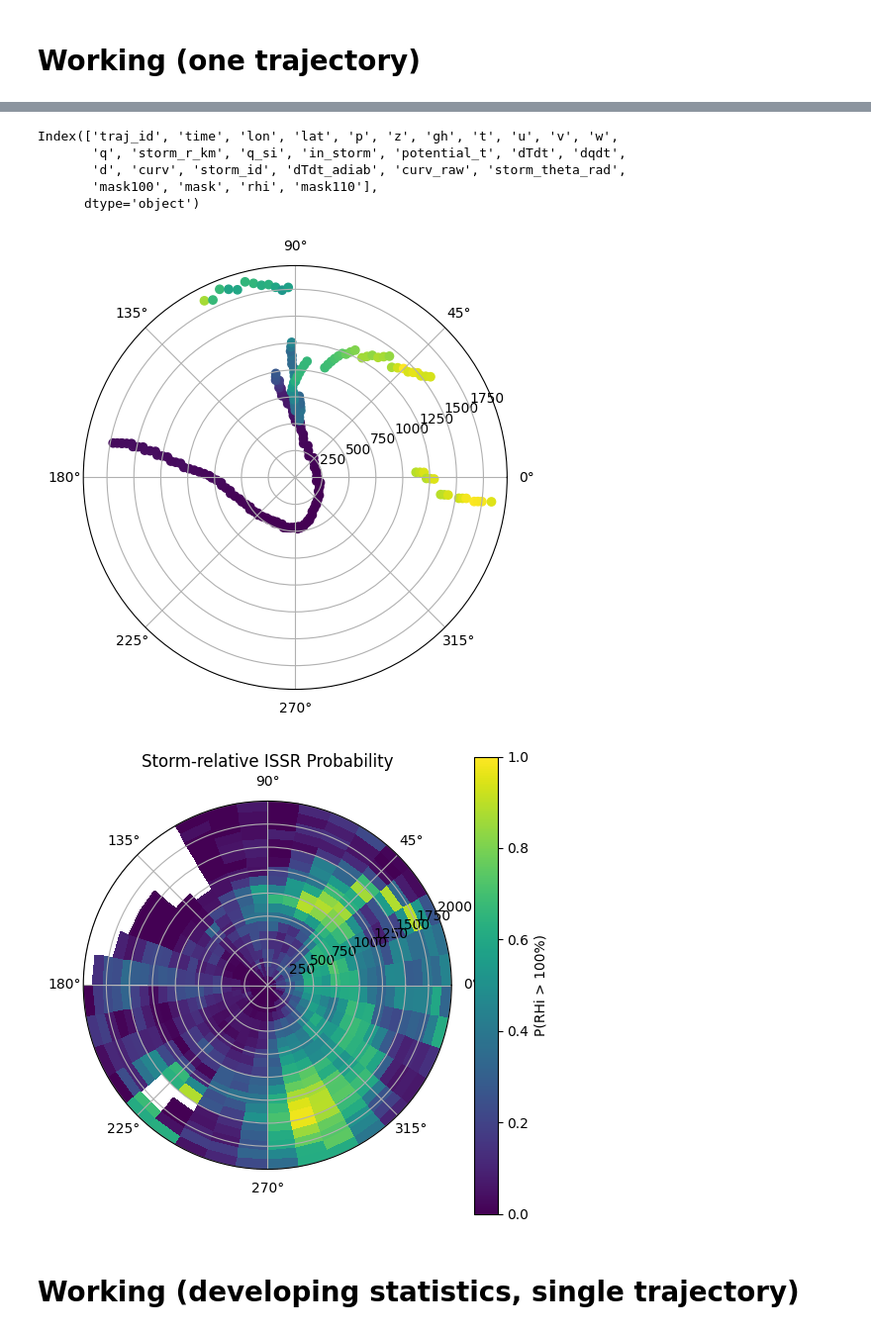
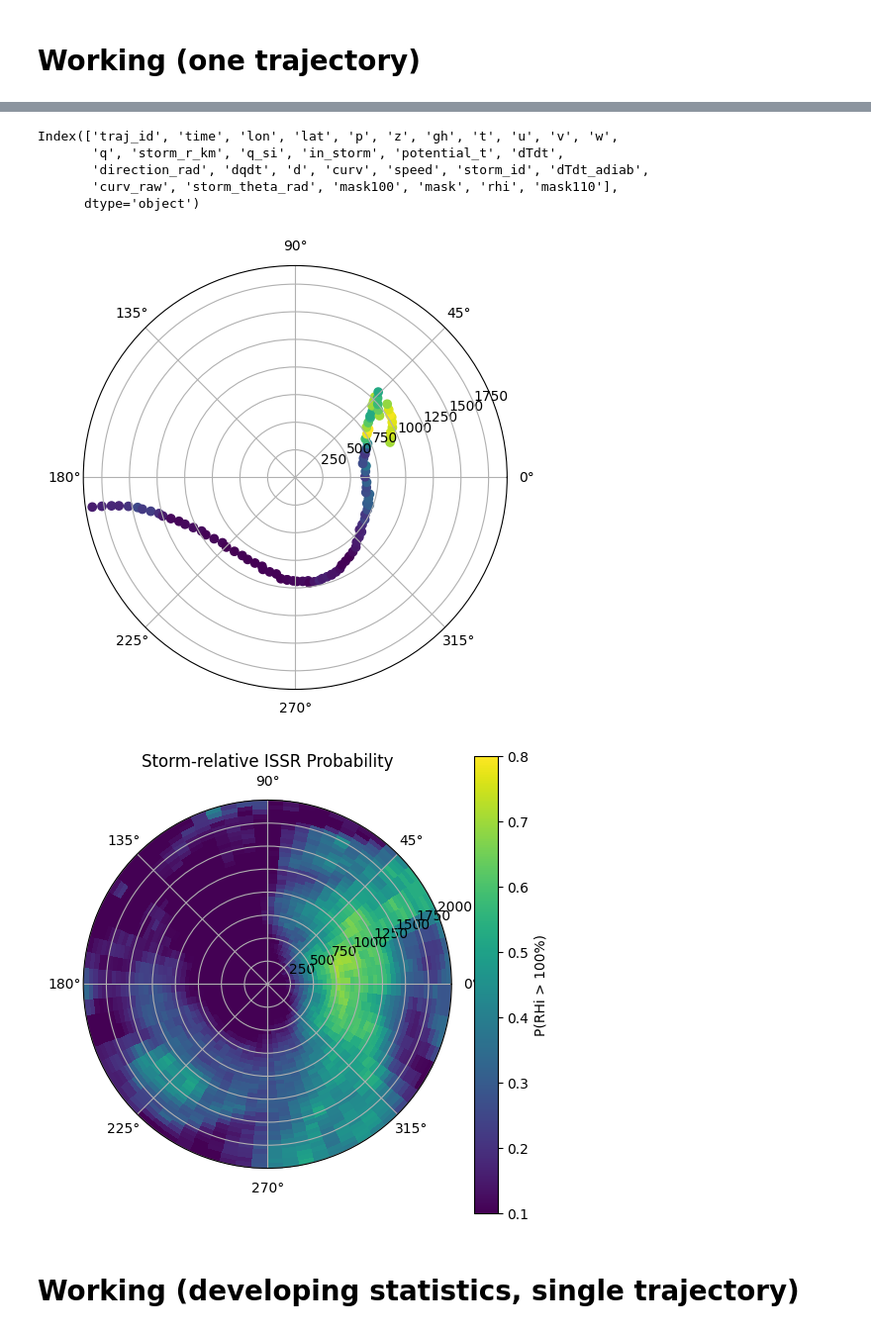
Before and after one commit to lewisclarkan/LagrangianAnalysis, a Jupyter notebook: plot.ipynb, the cells around one changed output, grey strips where cells are left out. Shown at 99% size. Drawn from its saved outputs; the diff is of its cells as text; code cells hidden in the pictures.

```diff
--- a/plot.ipynb
+++ b/plot.ipynb
@@ -246,7 +246,7 @@ starts = (
 # %%
 list_of_traj = [g for _, g in df.groupby("traj_id")]
 # %%
-index = 10
+index = 6
 # %%
 traj = list_of_traj[index-1]
 meta = df_meta[df_meta["id"]==index]
@@ -380,9 +380,9 @@ plt.show()
 traj.keys()
 # %% [output]
 Index(['traj_id', 'time', 'lon', 'lat', 'p', 'z', 'gh', 't', 'u', 'v', 'w',
-       'q', 'storm_r_km', 'q_si', 'in_storm', 'potential_t', 'dTdt', 'dqdt',
-       'd', 'curv', 'storm_id', 'dTdt_adiab', 'curv_raw', 'storm_theta_rad',
-       'mask100', 'mask', 'rhi', 'mask110'],
+       'q', 'storm_r_km', 'q_si', 'in_storm', 'potential_t', 'dTdt',
+       'direction_rad', 'dqdt', 'd', 'curv', 'speed', 'storm_id', 'dTdt_adiab',
+       'curv_raw', 'storm_theta_rad', 'mask100', 'mask', 'rhi', 'mask110'],
       dtype='object')
 # %%
 fig, ax = plt.subplots(1, 1, figsize=(5, 8), subplot_kw={'projection': 'polar'},
@@ -392,7 +392,7 @@ ax.scatter(traj["storm_theta_rad"], traj["storm_r_km"], c=traj["rhi"])
 
 plt.show()
 # %% [output]
-[figure, old version]
+[figure, new version]
 # %%
 import numpy as np
 import matplotlib.pyplot as plt
@@ -426,8 +426,8 @@ all_rhi   = np.concatenate(all_rhi)
 # ----------------------------
 
 r_max = 2000
-n_r = 20
-n_theta = 36
+n_r = 40
+n_theta = 72
 
 r_bins = np.linspace(0, r_max, n_r + 1)
 theta_bins = np.linspace(-np.pi, np.pi, n_theta + 1)
@@ -463,36 +463,36 @@ with np.errstate(invalid='ignore', divide='ignore'):
 min_count = 10
 issr_prob[H_total < min_count] = np.nan
 
 # ----------------------------
 # 5. Plot
 # ----------------------------
 
 Theta, R = np.meshgrid(theta_bins, r_bins)
 
 fig, ax = plt.subplots(
     figsize=(6,6),
     subplot_kw={'projection': 'polar'}
 )
 
 pc = ax.pcolormesh(
     Theta,
     R,
     issr_prob,
     cmap="viridis",
     shading="auto",
-    vmin=0,
-    vmax=1
+    vmin=0.1,
+    vmax=0.8
 )
 
 
 ax.set_ylim(0, r_max)
 
 plt.colorbar(pc, ax=ax, label="P(RHi > 100%)")
 
 plt.title("Storm-relative ISSR Probability")
 plt.show()
 # %% [output]
-[figure, old version]
+[figure, new version]
 # %% [markdown]
 # Working (developing statistics, single trajectory)
 # %%
```
Also changed, not shown: parts of 3 cells of this notebook.
